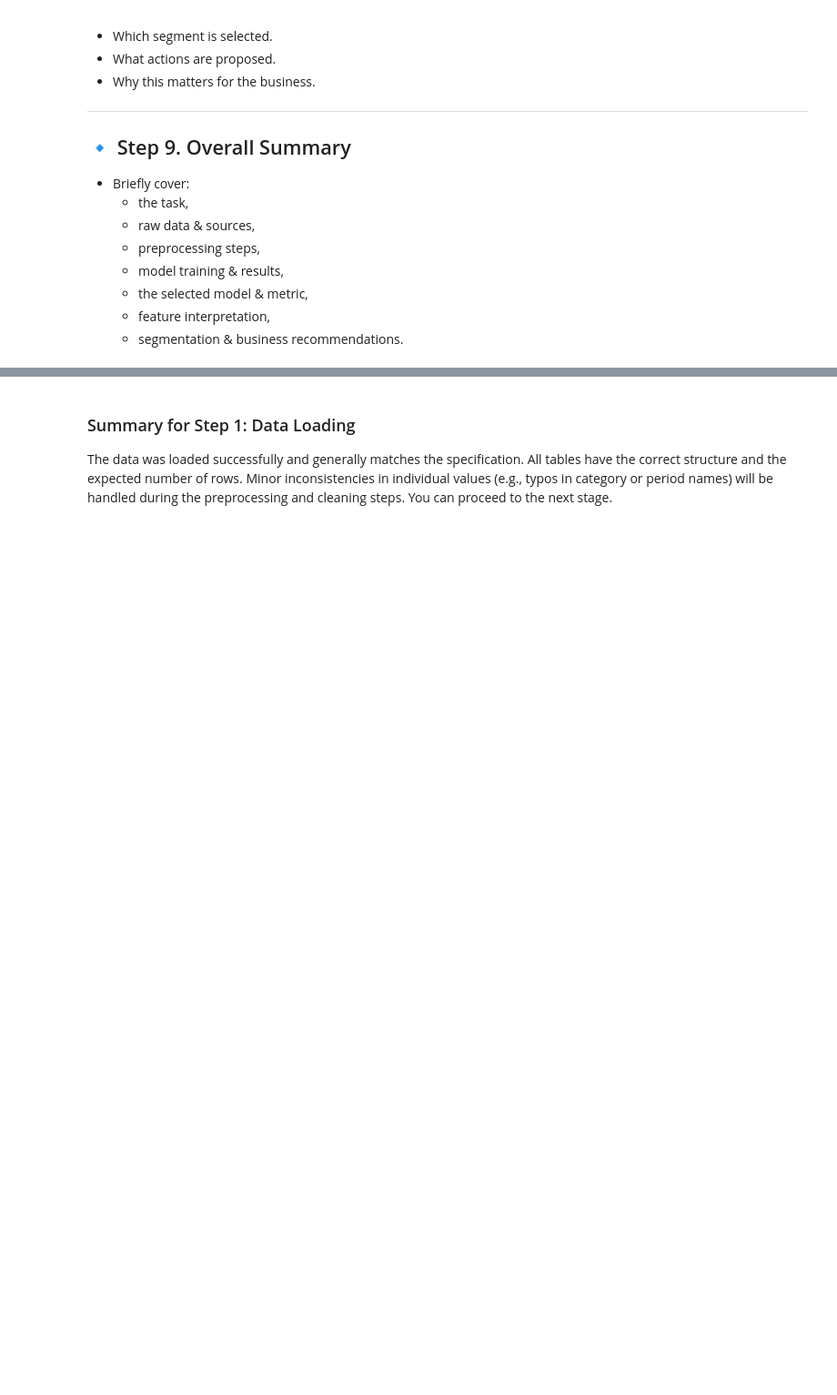
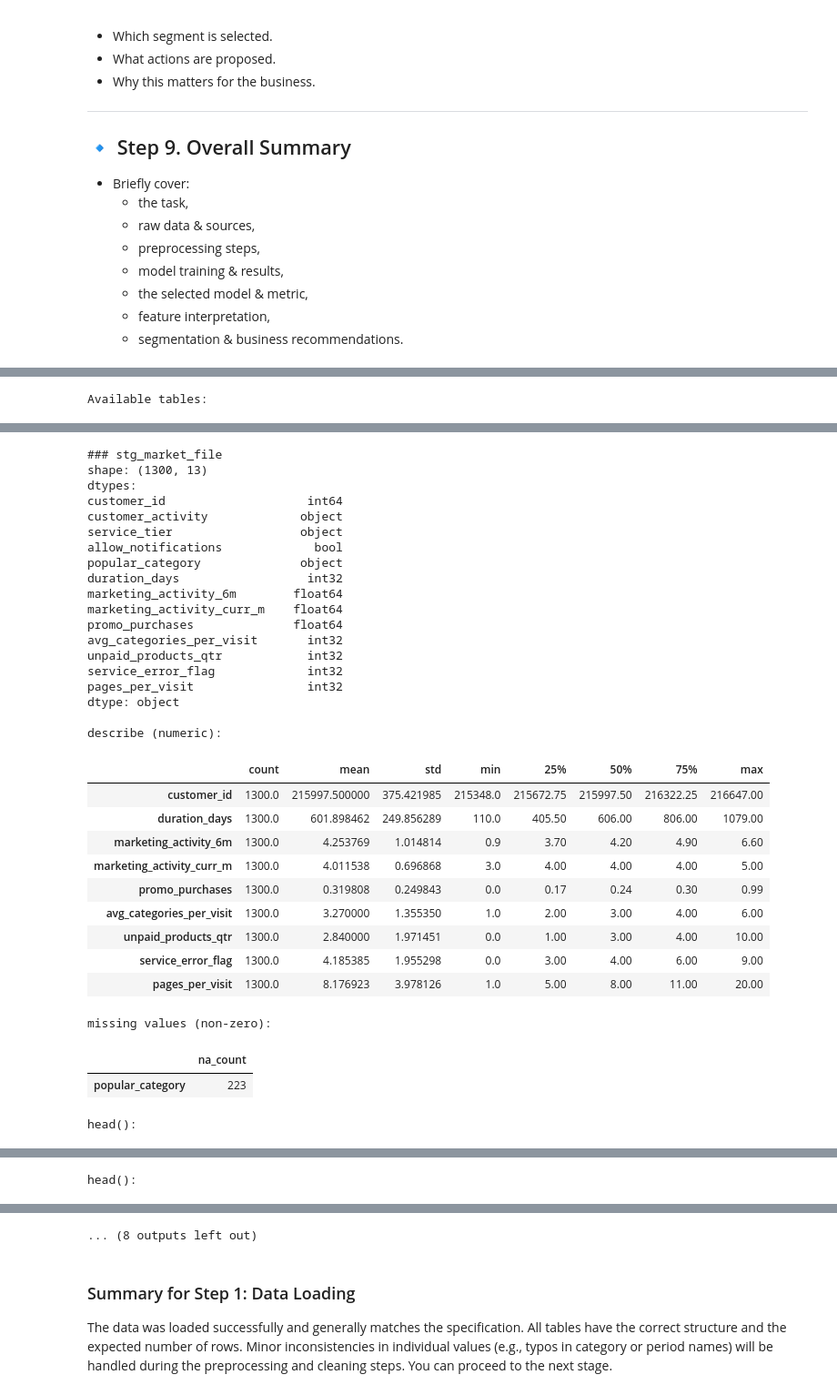
Before and after one commit to alexkeram/mini-etl-dbt-prefect, a Jupyter notebook: teach-model.ipynb, the cells around one changed output, grey strips where cells are left out. Shown at 91% size. Drawn from its saved outputs; the diff is of its cells as text; code cells hidden in the pictures; blank space fills up the shorter version.

```diff
--- a/teach-model.ipynb
+++ b/teach-model.ipynb
@@ -336,0 +191,45 @@ None
+# %%
+# Step 1. Data Loading
+DB_PATH = "warehouse.duckdb"
+con = duckdb.connect(DB_PATH, read_only=True)
+
+print("Available tables:")
+display(
+    con.execute("""
+        select table_schema, table_name
+        from information_schema.tables
+        where table_schema ilike 'analytics%'    -- staging/marts/analytics*
+        order by 1, 2
+    """).df()
+)
+
+TABLES = {
+    "stg_market_file": "select * from analytics_staging.stg_market_file",
+    "stg_market_money": "select * from analytics_staging.stg_market_money",
+    "stg_market_time": "select * from analytics_staging.stg_market_time",
+    "stg_money": "select * from analytics_staging.stg_money"
+}
+def peek(df: pd.DataFrame, name: str, n: int = 5):
+    print(f"\n### {name}")
+    print(f"shape: {df.shape}")
+    print("dtypes:")
+    print(df.dtypes)
+    if df.select_dtypes("number").shape[1] > 0:
+        print("\ndescribe (numeric):")
+        display(df.describe().T)
+
+    na = df.isna().sum()
+    if (na > 0).any():
+        na = na[na > 0].sort_values(ascending=False)
+        print("\nmissing values (non-zero):")
+        display(na.to_frame("na_count"))
+    print("\nhead():")
+    display(df.head(n))
+
+frames = {}
+for name, sql in TABLES.items():
+    df = con.execute(sql).df()
+    frames[name] = df
+    peek(df, name)
+# %% [output]
+Available tables:
@@ -336,0 +252,33 @@ None
+### stg_market_file
+shape: (1300, 13)
+dtypes:
+customer_id                    int64
+customer_activity             object
+service_tier                  object
+allow_notifications             bool
+popular_category              object
+duration_days                  int32
+marketing_activity_6m        float64
+marketing_activity_curr_m    float64
+promo_purchases              float64
+avg_categories_per_visit       int32
+unpaid_products_qtr            int32
+service_error_flag             int32
+pages_per_visit                int32
+dtype: object
+
+describe (numeric):
+|  | count | mean | std | min | 25% | 50% | 75% | max |
+| customer_id | 1300.0 | 215997.500000 | 375.421985 | 215348.0 | 215672.75 | 215997.50 | 216322.25 | 216647.00 |
+| duration_days | 1300.0 | 601.898462 | 249.856289 | 110.0 | 405.50 | 606.00 | 806.00 | 1079.00 |
+| marketing_activity_6m | 1300.0 | 4.253769 | 1.014814 | 0.9 | 3.70 | 4.20 | 4.90 | 6.60 |
+| marketing_activity_curr_m | 1300.0 | 4.011538 | 0.696868 | 3.0 | 4.00 | 4.00 | 4.00 | 5.00 |
+| promo_purchases | 1300.0 | 0.319808 | 0.249843 | 0.0 | 0.17 | 0.24 | 0.30 | 0.99 |
+| avg_categories_per_visit | 1300.0 | 3.270000 | 1.355350 | 1.0 | 2.00 | 3.00 | 4.00 | 6.00 |
+| unpaid_products_qtr | 1300.0 | 2.840000 | 1.971451 | 0.0 | 1.00 | 3.00 | 4.00 | 10.00 |
+| service_error_flag | 1300.0 | 4.185385 | 1.955298 | 0.0 | 3.00 | 4.00 | 6.00 | 9.00 |
+| pages_per_visit | 1300.0 | 8.176923 | 3.978126 | 1.0 | 5.00 | 8.00 | 11.00 | 20.00 |
+missing values (non-zero):
+|  | na_count |
+| popular_category | 223 |
+head():
@@ -336,0 +303 @@ None
+head():
@@ -337,3 +310,4 @@ None
+... (8 outputs left out)
 # %% [markdown]
 ### Summary for Step 1: Data Loading
 
```
Also changed, not shown: parts of 72 cells of this notebook, 10 other files.
